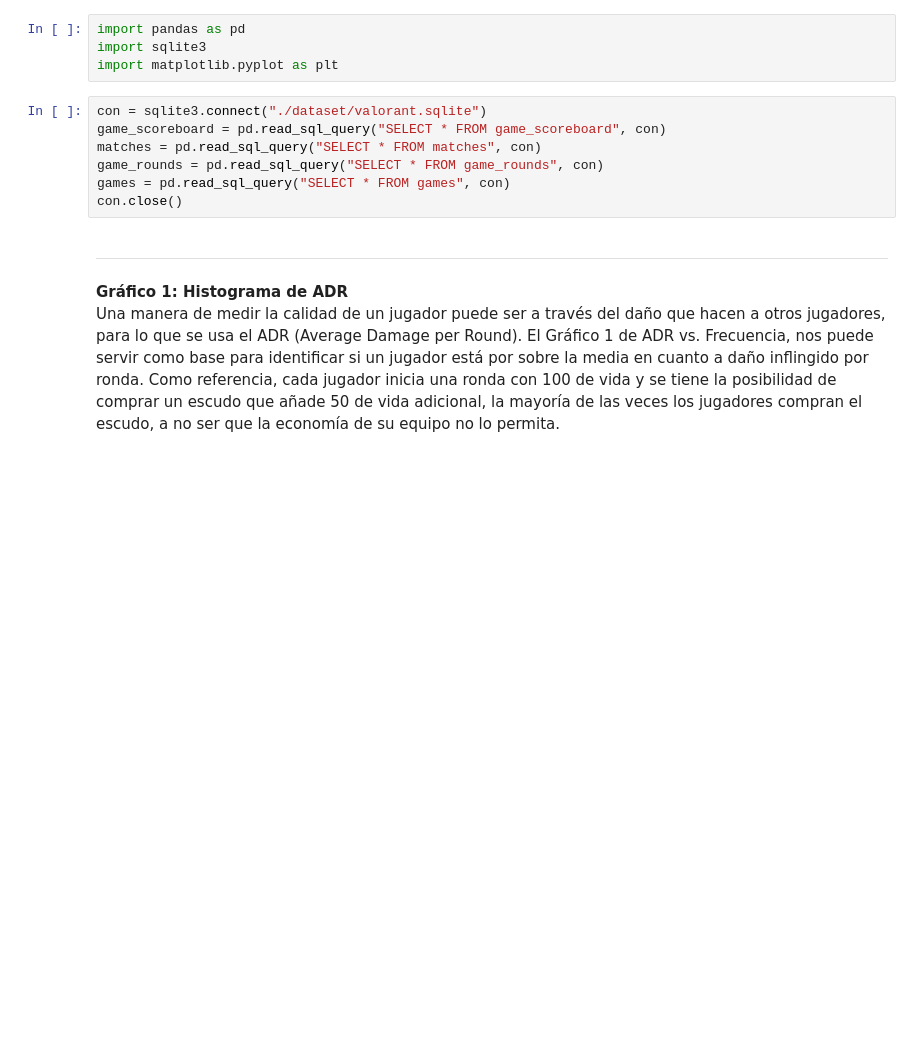
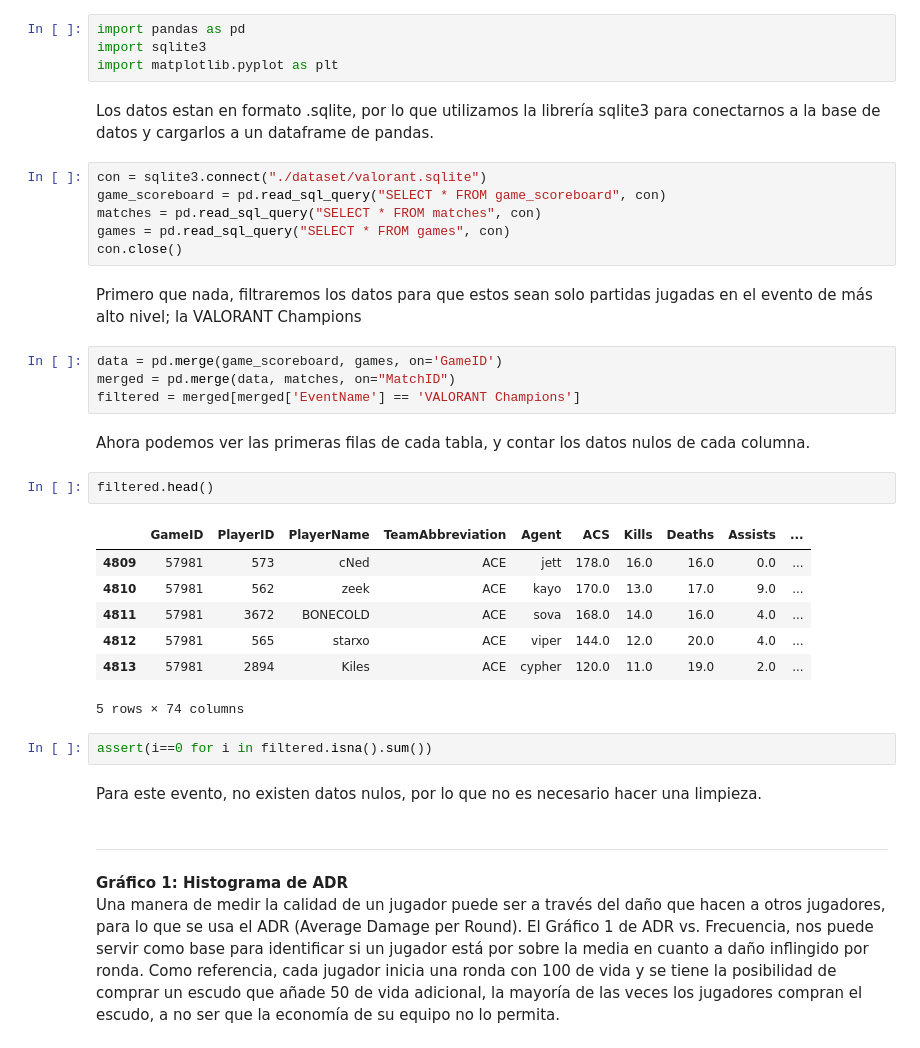
Before and after one commit to fjararibet/Matos, a Jupyter notebook: Hito 1/Hito1.ipynb, the cells around one changed output. Cells and saved outputs as stored; diff of their text form; blank space fills up the shorter version.

```diff
--- a/Hito 1/Hito1.ipynb
+++ b/Hito 1/Hito1.ipynb
@@ -26,13 +26,36 @@ Para la exploración de datos utilizamos Python y la librería de Pandas
 import pandas as pd
 import sqlite3
 import matplotlib.pyplot as plt
+# %% [markdown]
+Los datos estan en formato .sqlite, por lo que utilizamos la librería sqlite3 para conectarnos a la base de datos y cargarlos a un dataframe de pandas.
 # %%
 con = sqlite3.connect("./dataset/valorant.sqlite")
 game_scoreboard = pd.read_sql_query("SELECT * FROM game_scoreboard", con)
 matches = pd.read_sql_query("SELECT * FROM matches", con)
-game_rounds = pd.read_sql_query("SELECT * FROM game_rounds", con)
 games = pd.read_sql_query("SELECT * FROM games", con)
 con.close()
+# %% [markdown]
+Primero que nada, filtraremos los datos para que estos sean solo partidas jugadas en el evento de más alto nivel; la VALORANT Champions
+# %%
+data = pd.merge(game_scoreboard, games, on='GameID')
+merged = pd.merge(data, matches, on="MatchID")
+filtered = merged[merged['EventName'] == 'VALORANT Champions']
+# %% [markdown]
+Ahora podemos ver las primeras filas de cada tabla, y contar los datos nulos de cada columna.
+# %%
+filtered.head()
+# %% [output]
+|  | GameID | PlayerID | PlayerName | TeamAbbreviation | Agent | ACS | Kills | Deaths | Assists | ... |
+| 4809 | 57981 | 573 | cNed | ACE | jett | 178.0 | 16.0 | 16.0 | 0.0 | ... |
+| 4810 | 57981 | 562 | zeek | ACE | kayo | 170.0 | 13.0 | 17.0 | 9.0 | ... |
+| 4811 | 57981 | 3672 | BONECOLD | ACE | sova | 168.0 | 14.0 | 16.0 | 4.0 | ... |
+| 4812 | 57981 | 565 | starxo | ACE | viper | 144.0 | 12.0 | 20.0 | 4.0 | ... |
+| 4813 | 57981 | 2894 | Kiles | ACE | cypher | 120.0 | 11.0 | 19.0 | 2.0 | ... |
+5 rows × 74 columns
+# %%
+assert(i==0 for i in filtered.isna().sum())
+# %% [markdown]
+Para este evento, no existen datos nulos, por lo que no es necesario hacer una limpieza.
 # %% [markdown]
 ---
 **Gráfico 1: Histograma de ADR**<br>
```
Also changed, not shown: parts of 4 cells of this notebook.
